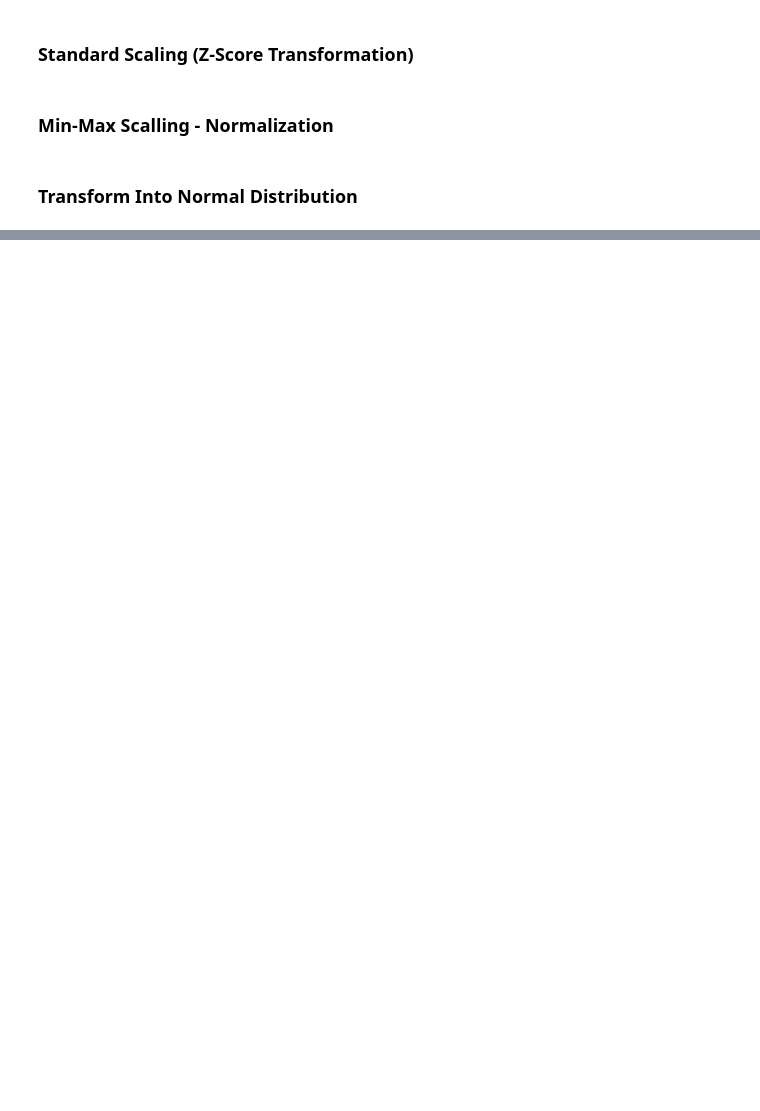
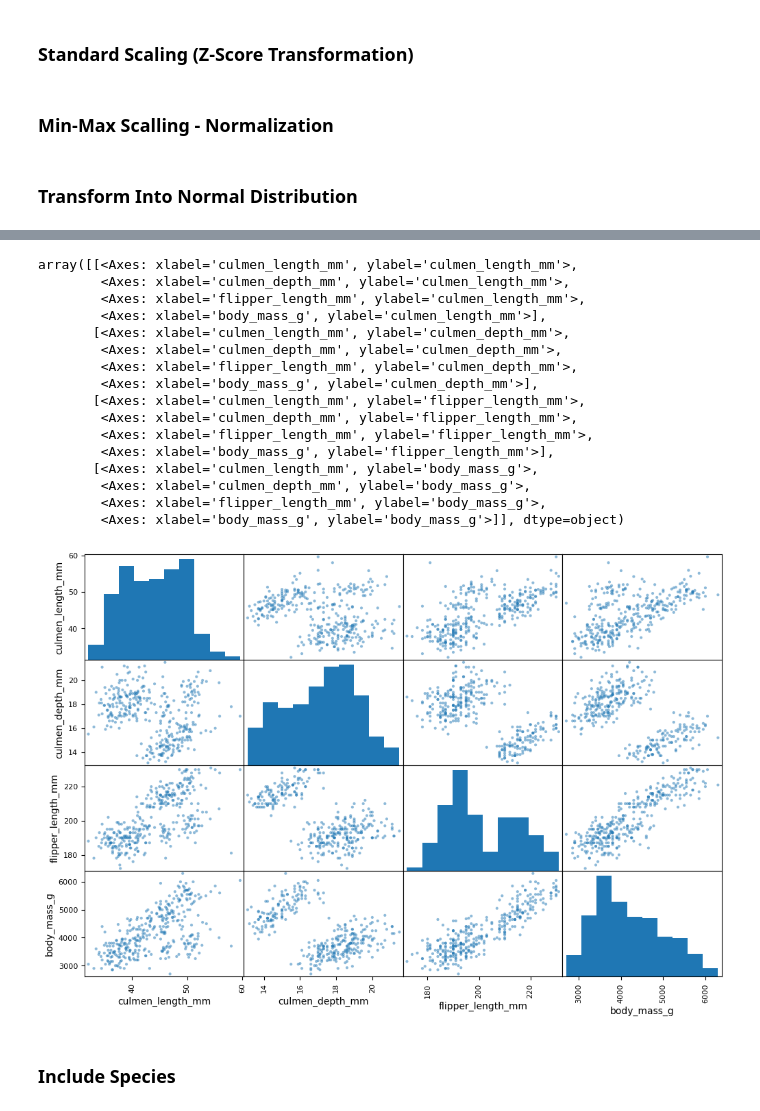
Before and after one commit to foxdocs/dat-bi, a Jupyter notebook: Code/EDA/Feature-Engineering.ipynb, the cells around one changed output, grey strips where cells are left out. Saved outputs shown, nothing was run; the diff lists cells and outputs as text; code cells hidden in the pictures; blank space fills up the shorter version.

```diff
--- a/Code/EDA/Feature-Engineering.ipynb
+++ b/Code/EDA/Feature-Engineering.ipynb
@@ -264,0 +341,22 @@ scaled_data
+# %%
+scatter_matrix(data[num_data], figsize=(12, 8))
+# %% [output]
+array([[<Axes: xlabel='culmen_length_mm', ylabel='culmen_length_mm'>,
+        <Axes: xlabel='culmen_depth_mm', ylabel='culmen_length_mm'>,
+        <Axes: xlabel='flipper_length_mm', ylabel='culmen_length_mm'>,
+        <Axes: xlabel='body_mass_g', ylabel='culmen_length_mm'>],
+       [<Axes: xlabel='culmen_length_mm', ylabel='culmen_depth_mm'>,
+        <Axes: xlabel='culmen_depth_mm', ylabel='culmen_depth_mm'>,
+        <Axes: xlabel='flipper_length_mm', ylabel='culmen_depth_mm'>,
+        <Axes: xlabel='body_mass_g', ylabel='culmen_depth_mm'>],
+       [<Axes: xlabel='culmen_length_mm', ylabel='flipper_length_mm'>,
+        <Axes: xlabel='culmen_depth_mm', ylabel='flipper_length_mm'>,
+        <Axes: xlabel='flipper_length_mm', ylabel='flipper_length_mm'>,
+        <Axes: xlabel='body_mass_g', ylabel='flipper_length_mm'>],
+       [<Axes: xlabel='culmen_length_mm', ylabel='body_mass_g'>,
+        <Axes: xlabel='culmen_depth_mm', ylabel='body_mass_g'>,
+        <Axes: xlabel='flipper_length_mm', ylabel='body_mass_g'>,
+        <Axes: xlabel='body_mass_g', ylabel='body_mass_g'>]], dtype=object)
+[figure, added]
+# %% [markdown]
+### Include Species
```
Also changed, not shown: parts of 53 cells of this notebook, 3 other files.
